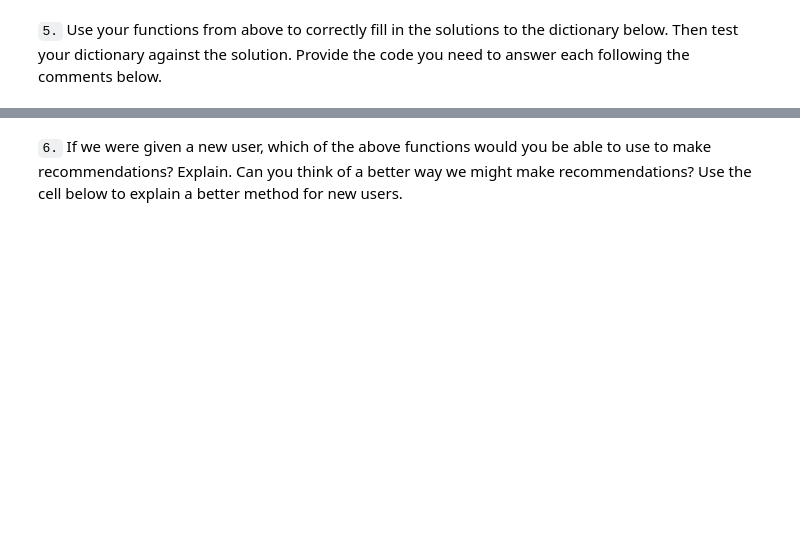
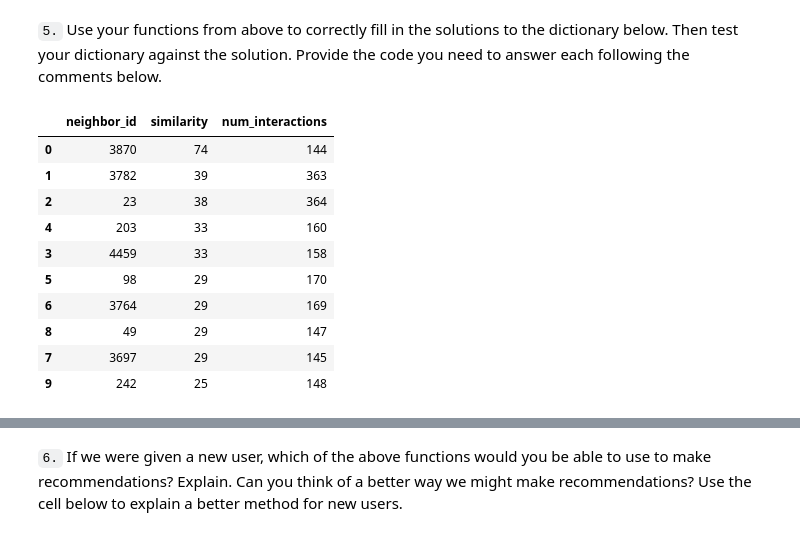
Before and after one commit to imadarsh1001/Recomandation_with_IBM, a Jupyter notebook: Recommendations_with_IBM.ipynb, the cells around one changed output, grey strips where cells are left out. Cells and saved outputs as stored; diff of their text form; code cells hidden in the pictures; blank space fills up the shorter version.

```diff
--- a/Recommendations_with_IBM.ipynb
+++ b/Recommendations_with_IBM.ipynb
@@ -249,6 +294,9 @@ def create_user_item_matrix(df):
     an article and a 0 otherwise
     '''
     # Fill in the function here
+    user_item_df = df.groupby(['user_id', 'article_id'])['title'].max().unstack()
+    user_item_df = user_item_df.isnull()
+    user_item = user_item_df.applymap(lambda a: 1 if a == False else 0)
 
     return user_item # return the user_item matrix
 
@@ -396,8 +484,14 @@ def get_top_sorted_users(user_id, df=df, user_item=user_item):
 
     '''
     # Your code here
+    similarity = user_item.dot(user_item.loc[user_id])
+    df_similarity = similarity.sort_values(ascending=False).drop(user_id).to_frame(name="similarity").reset_index()
+    num_interactions_df = df.user_id.value_counts().to_frame('num_interactions')
 
-    return neighbors_df # Return the dataframe specified in the doc_string
+    neighbors_df = df_similarity.merge(num_interactions_df, left_on='user_id', right_index=True). \
+                                                                rename(columns={'user_id':'neighbor_id'})
+    neighbors_df = neighbors_df.sort_values(by=['similarity', 'num_interactions'], ascending=False)
+    return neighbors_df   #     return neighbors_df # Return the dataframe specified in the doc_string
 
 
 def user_user_recs_part2(user_id, m=10):
@@ -423,8 +517,25 @@ def user_user_recs_part2(user_id, m=10):
     before choosing those with fewer total interactions.
 
     '''
-    # Your code here
+    try:
+        seen_ids, _ = get_user_articles(user_id)
+    except:
+        recs = get_top_article_ids(m)
+        rec_names = get_article_names(recs)
 
+        return recs, rec_names
+
+    neighbours = get_top_sorted_users(user_id).neighbor_id.values
+    recs = set()
+    for neighbour in neighbours:
+        ids, _ = get_user_articles(neighbour)
+        recs.update(ids)
+
+        if len(recs) >= m:
+            recs = list(recs)[0:m]
+            break
+
+    rec_names = get_article_names(recs)
     return recs, rec_names
 # %%
 # Quick spot check - don't change this code - just use it to test your functions
@@ -437,5 +554,22 @@ print(rec_names)
 # %% [markdown]
 `5.` Use your functions from above to correctly fill in the solutions to the dictionary below.  Then test your dictionary against the solution.  Provide the code you need to answer each following the comments below.
+# %%
+# get_top_sorted_users(1)[:10]
+
+# Find the 10th most similar user to user 131
+get_top_sorted_users(131).sort_values(['similarity','num_interactions'], ascending=False)[:10]
+# %% [output]
+|  | neighbor_id | similarity | num_interactions |
+| 0 | 3870 | 74 | 144 |
+| 1 | 3782 | 39 | 363 |
+| 2 | 23 | 38 | 364 |
+| 4 | 203 | 33 | 160 |
+| 3 | 4459 | 33 | 158 |
+| 5 | 98 | 29 | 170 |
+| 6 | 3764 | 29 | 169 |
+| 8 | 49 | 29 | 147 |
+| 7 | 3697 | 29 | 145 |
+| 9 | 242 | 25 | 148 |
 # %%
 ### Tests with a dictionary of results
 
```
Also changed, not shown: parts of 47 cells of this notebook.
